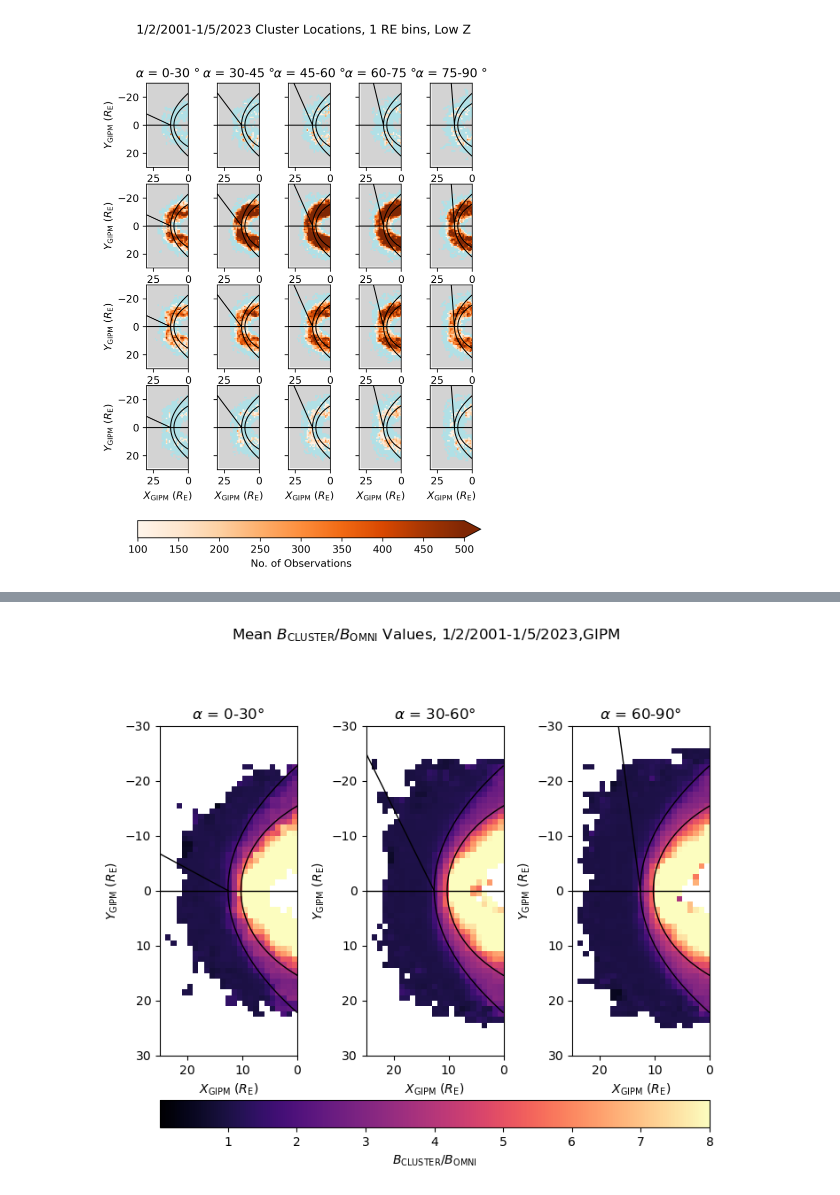
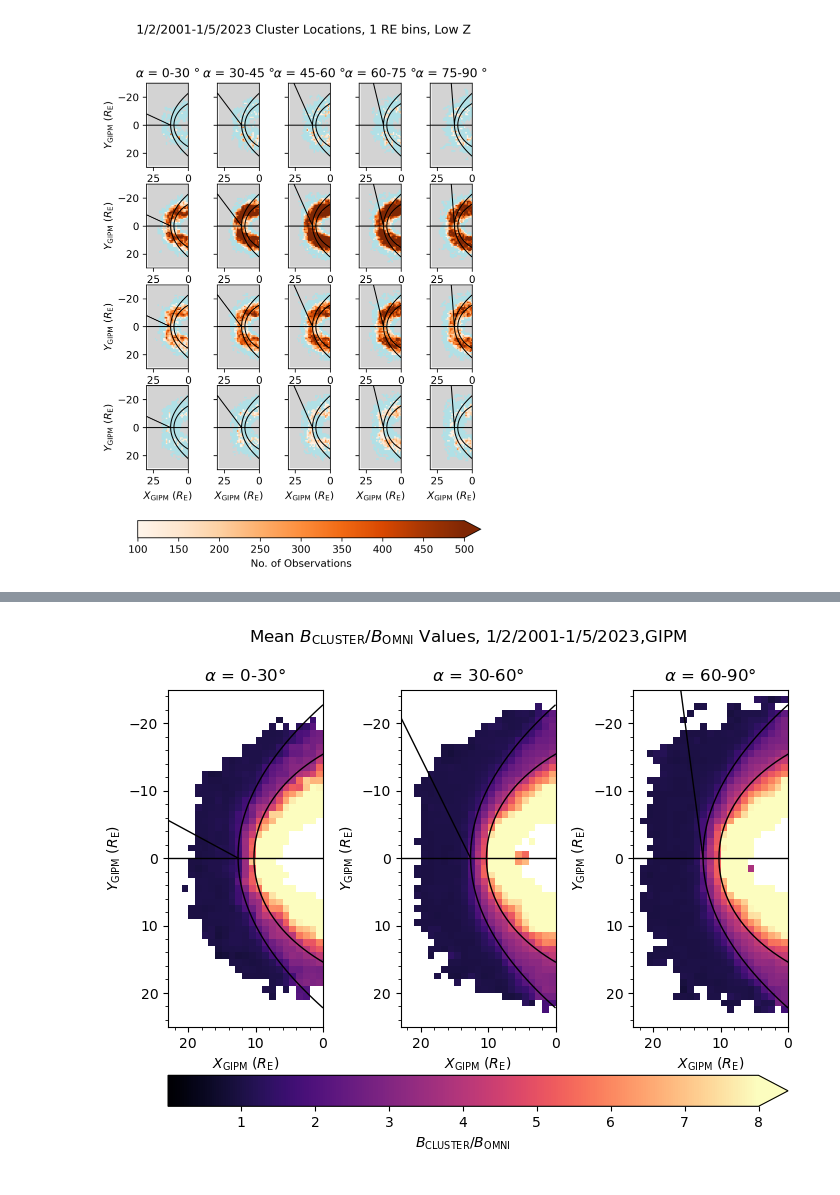
Before and after one commit to solarwindstream/gipm-mapping, a Jupyter notebook: Fine_Binning.ipynb, the cells around one changed output, grey strips where cells are left out. Saved outputs shown, nothing was run; the diff lists cells and outputs as text; code cells hidden in the pictures.

```diff
--- a/Fine_Binning.ipynb
+++ b/Fine_Binning.ipynb
@@ -54,6 +54,8 @@ for element in om_dfs:
     element = element.set_index('datetime', inplace = True)
 
 XMA_all = XMA_finder(omni_all)
+# %%
+XMA_all = 10
 # %%
 ##load Cluster CSVs
 
@@ -1262,18 +1150,19 @@ def bin_lister(cluster_df, bin_size):
             b_rat = mask['B mean']
             int_list.extend(b_rat)
 
-        if len(int_list) != 0:
+        if len(int_list) >= 100:
             mean_mean_rat = sum(int_list)/len(int_list)
             mean_ratio_perbin.append(mean_mean_rat)
 
         else:
+            #print('binned:', len(int_list))
             mean_ratio_perbin.append(np.nan)
 
     return(mean_ratio_perbin)
 # %%
 #plotting function
 
-def binned_plot(rad_list, spir_list, perp_list, bin_size):
+def binned_plot(rad_list, spir_list, perp_list, bin_size, x_limit, y_limit):
     x = np.linspace(0, 20, 100) #x coordinates (Re)
     y = np.linspace(-30, 30, 100) #y coordinates (Re)
     z = 0 #z coordinates in Re
@@ -1325,9 +1214,11 @@ def binned_plot(rad_list, spir_list, perp_list, bin_size):
     X_shue = r*(np.cos(theta))
     R_shue = r*(np.sin(theta))
 
+    minus_y_limit = (-1)*y_limit
+
 
     ###################
-    fig = plt.figure(figsize=(8, 6.5))
+    fig = plt.figure(figsize=(8, 5.5))
     subfigs = fig.subfigures(1, 1)
     axsLeft = subfigs.subplots(1, 3, sharey=False)
     #gs = gridspec.GridSpec(2, 2)
@@ -1353,6 +1244,8 @@ def binned_plot(rad_list, spir_list, perp_list, bin_size):
     ax0.set_title(r'$\alpha$ = 0-30$\degree$')
     ax0.set_xlabel("$X_\\mathrm{GIPM}$ ($R_\\mathrm{E}$)")
     ax0.set_ylabel("$Y_\\mathrm{GIPM}$ ($R_\\mathrm{E}$)")
+    ax0.xaxis.set_minor_locator(MultipleLocator(5))
+    ax0.yaxis.set_minor_locator(MultipleLocator(5))
 
     #want to find three points on the bow shock surface, at y=0 and y=±8 and draw lines from there
     #without exceeding current bounds of plot
@@ -1368,8 +1261,8 @@ def binned_plot(rad_list, spir_list, perp_list, bin_size):
 
     ax0.hlines(y=0, xmin= 0, xmax=25, linewidth=1, color='k')
     ax0.plot([x_s, x_e], [y_s, y_e], color='k',linewidth=1)
-    ax0.set_ylim(-30,30)
-    ax0.set_xlim(0,25)
+    ax0.set_ylim(minus_y_limit,y_limit)
+    ax0.set_xlim(0,x_limit)
     ax0.invert_xaxis()
     ax0.invert_yaxis()
 
@@ -1401,11 +1294,12 @@ def binned_plot(rad_list, spir_list, perp_list, bin_size):
     ax1.set_title(r'$\alpha$ = 30-60$\degree$')
     ax1.set_xlabel("$X_\\mathrm{GIPM}$ ($R_\\mathrm{E}$)")
     ax1.set_ylabel("$Y_\\mathrm{GIPM}$ ($R_\\mathrm{E}$)")
-    ax1.set_ylim(-30,30)
-    ax1.set_xlim(0,25)
+    ax1.set_ylim(minus_y_limit,y_limit)
+    ax1.set_xlim(0,x_limit)
     ax1.invert_xaxis()
     ax1.invert_yaxis()
-
+    ax1.xaxis.set_minor_locator(MultipleLocator(5))
+    ax1.yaxis.set_minor_locator(MultipleLocator(5))
     #fig.colorbar(cm.ScalarMappable(norm=norm, cmap='magma'), ax=ax1)
 
     #PERP
@@ -1435,12 +1329,14 @@ def binned_plot(rad_list, spir_list, perp_list, bin_size):
     ax2.set_title(r'$\alpha$ = 60-90$\degree$')
     ax2.set_xlabel("$X_\\mathrm{GIPM}$ ($R_\\mathrm{E}$)")
     ax2.set_ylabel("$Y_\\mathrm{GIPM}$ ($R_\\mathrm{E}$)")
-    ax2.set_ylim(-30,30)
-    ax2.set_xlim(0,25)
+    ax2.set_ylim(minus_y_limit,y_limit)
+    ax2.set_xlim(0,x_limit)
     ax2.invert_xaxis()
+    ax2.xaxis.set_minor_locator(MultipleLocator(5))
+    ax2.yaxis.set_minor_locator(MultipleLocator(5))
     ax2.invert_yaxis()
 
-    fig.colorbar(cm.ScalarMappable(norm=norm, cmap='magma'),location='bottom',anchor=(0.5, 0), panchor=(0.5, 0.2), pad=0.2, ax=axsLeft, label='$B_\\mathrm{CLUSTER}$/$B_\\mathrm{OMNI}$')
+    fig.colorbar(cm.ScalarMappable(norm=norm, cmap='magma'),location='bottom',anchor=(0.5, 0), panchor=(0.5, 0.4), pad=0.3, ax=axsLeft,extend='max', label='$B_\\mathrm{CLUSTER}$/$B_\\mathrm{OMNI}$')
     #colorbar = subfigs.colorbar(cm.ScalarMappable(norm=norm, cmap='magma'), ax=axsLeft, location='bottom', label='Bcluster/Bomni')
     plt.subplots_adjust(wspace=0.5, hspace=0.1, top=0.95, bottom=0.2)
 
@@ -1469,4 +1490,4 @@ Wall time: 23min 4s
 # %%
-binned_plot(mean_rat_rad, mean_rat_spir, mean_rat_perp, 1)
+binned_plot(mean_rat_rad, mean_rat_spir, mean_rat_perp, 1, x_limit=23, y_limit=25)
 # %% [output]
-[figure, old version]
+[figure, new version]
```
Also changed, not shown: parts of 69 cells of this notebook.
